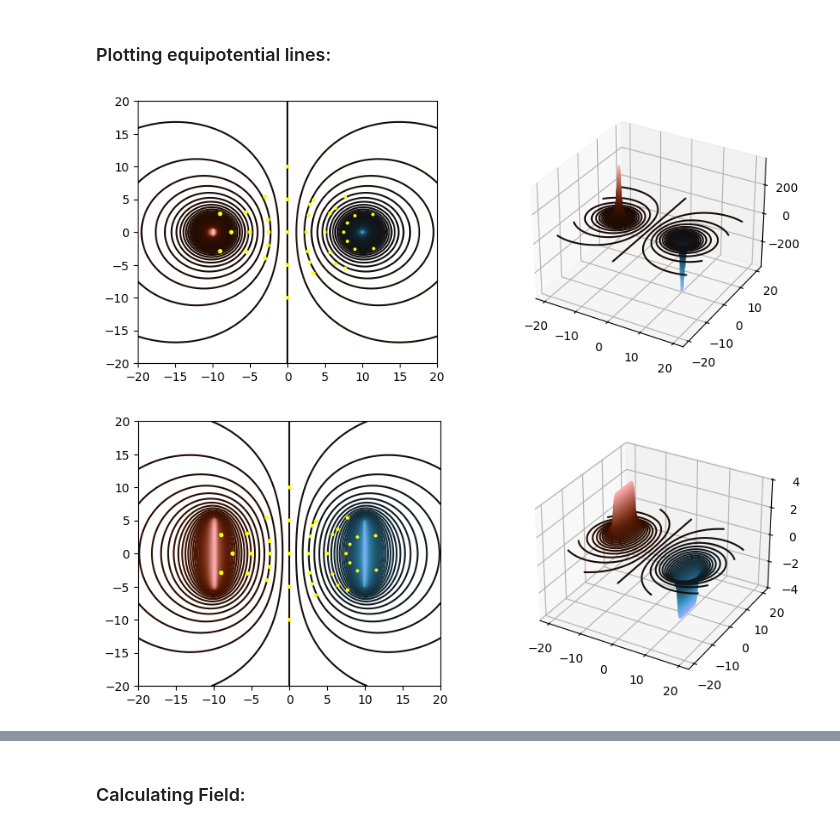
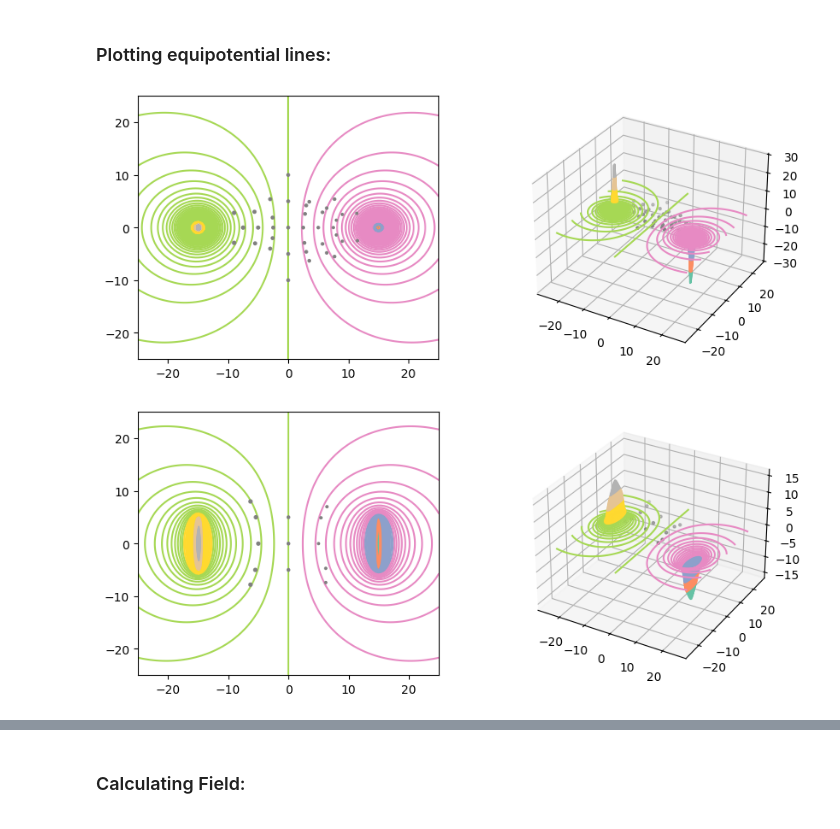
Before and after one commit to sunbaee/Eletrostatics, a Jupyter notebook: PotentialPlot.ipynb, the cells around one changed output, grey strips where cells are left out. Saved outputs shown, nothing was run; the diff lists cells and outputs as text; code cells hidden in the pictures.

Commit message:
corrected calculation of charge and minor changes in plots

```diff
--- a/PotentialPlot.ipynb
+++ b/PotentialPlot.ipynb
@@ -64,16 +82,16 @@ def CalculateCharge(chargedPoint, points, eletricPotentials):
 # %%
 # Setting charge of point-like objects in the system.
+chargedPoints = np.array([[-15, 0], [15, 0]]); # Points with eletric current
+k = [-1, 1]; # Constants of proportionality
 
 measuredPoints, measuredPotentials = GetData("dados1.csv");
-charge = CalculateCharge(chargedPoints, measuredPoints, measuredPotentials);
-
-#chargedPoints = np.array([[-10, 0], [10, 0]]); # Points with eletric current
-#charge  = CalculateCharge(chargedPoints[0], [[-9.8, 0]], [10]);
+charge = CalculateCharge(chargedPoints, measuredPoints, measuredPotentials, k);
+#charge  = CalculateCharge(chargedPoints[0], [[-9.8, 0]], [10], k);
 
 charges = [ charge, -charge ]; # Positive and negative charges.
 
 # Setting range where potential will be calculated.
-start, end = -20, 20;
+start, end = -25, 25;
 numPoints = 100;
 # %%
 # Calculates the eletric potential of a *point, considering *chargedPoints and *charges.
@@ -105,53 +123,63 @@ def CalculatePotentialPoints(start, end, size, chargedPoints, charges):
 
     return x, y, z;
 # %%
-# Plots 3D graph and its contour graph.
+# Plots 3D graph and its contour graph. Returns 3D subplot and contour axis subplot.
 def Plot3D(x, y, z, numLevels):
     fig = plot.figure(figsize=(10, 4));
 
+    #plot.contour(y, x, z, numLevels, cmap="Set2", zorder=0);
+    #plot.colorbar();
     ax2D = fig.add_subplot(1, 2, 1);
-    #ax2D.set_facecolor("#000000");
-    ax2D.contour(y, x, z, numLevels, cmap='berlin', zorder=0);
-    ax2D.scatter(measuredPoints[:, 0], measuredPoints[:, 1], measuredPotentials, c='yellow', zorder=1);
+    ax2D.contour(y, x, z, numLevels, cmap="Set2", zorder=0);
 
     ax = fig.add_subplot(1, 2, 2, projection='3d');
-    ax.contour3D(y, x, z, 70, cmap="berlin", linestyles='solid', levels=numLevels);
+    ax.contour3D(y, x, z, 70, cmap="Set2", linestyles='solid', levels=numLevels);
+
+    return ax, ax2D;
 # %% [markdown]
 ### Plotting equipotential lines:
 # %%
 x, y, z = CalculatePotentialPoints(start, end, numPoints, chargedPoints, charges);
 
-Plot3D(x, y, z, 400);
+ax, ax2D = Plot3D(x, y, z, 400);
+scatteredPoints, scatteredPotentials = GetData("dados1.csv");
+
+ax.scatter(scatteredPoints[:, 0], scatteredPoints[:, 1], scatteredPotentials, c='grey', zorder=1, marker='.');
+ax2D.scatter(scatteredPoints[:, 0], scatteredPoints[:, 1], scatteredPotentials, c='grey', zorder=1);
 # %% [output]
-[figure, old version]
+[figure, new version]
 # %%
 # Calculating charge along two metal bars.
 barPositions = chargedPoints;
 graphSize = end - start;
 barSize = 10;
 
 eletricDensity = charge / barSize; # Calculating eletric density in each bar.
 
 barYPoints = np.linspace(-barSize / 2, barSize / 2, int(barSize / graphSize * numPoints));
 barXPoints = np.zeros(len(barYPoints));
 
 barPoints = np.column_stack((barXPoints, barYPoints));
 
 locatedChargesList= [];
 for barPos in barPositions:
     locatedChargesList += (barPoints + barPos).tolist();
 
 locatedChargePoints = np.array(locatedChargesList);
 
 barCharges = np.zeros(len(barPoints) * len(barPositions));
 barCharges.fill(eletricDensity);
 barCharges[int(len(barCharges) / 2):] *= -1; # Half with negative charge
 
 x, y, z = CalculatePotentialPoints(start, end, numPoints, locatedChargePoints, barCharges);
 
-Plot3D(x, y, z, 100);
+scatteredPoints, scatteredPotentials = GetData("dados2.csv");
+ax, ax2D = Plot3D(x, y, z, 100);
+
+ax.scatter(scatteredPoints[:, 0], scatteredPoints[:, 1], scatteredPotentials, c='grey', zorder=1, marker='.');
+ax2D.scatter(scatteredPoints[:, 0], scatteredPoints[:, 1], scatteredPotentials, c='grey', zorder=1);
 # %% [output]
-[figure, old version]
+[figure, new version]
 # %%
 xValues = np.linspace(start, end, numPoints);
 
```
Also changed, not shown: parts of 5 cells of this notebook.
